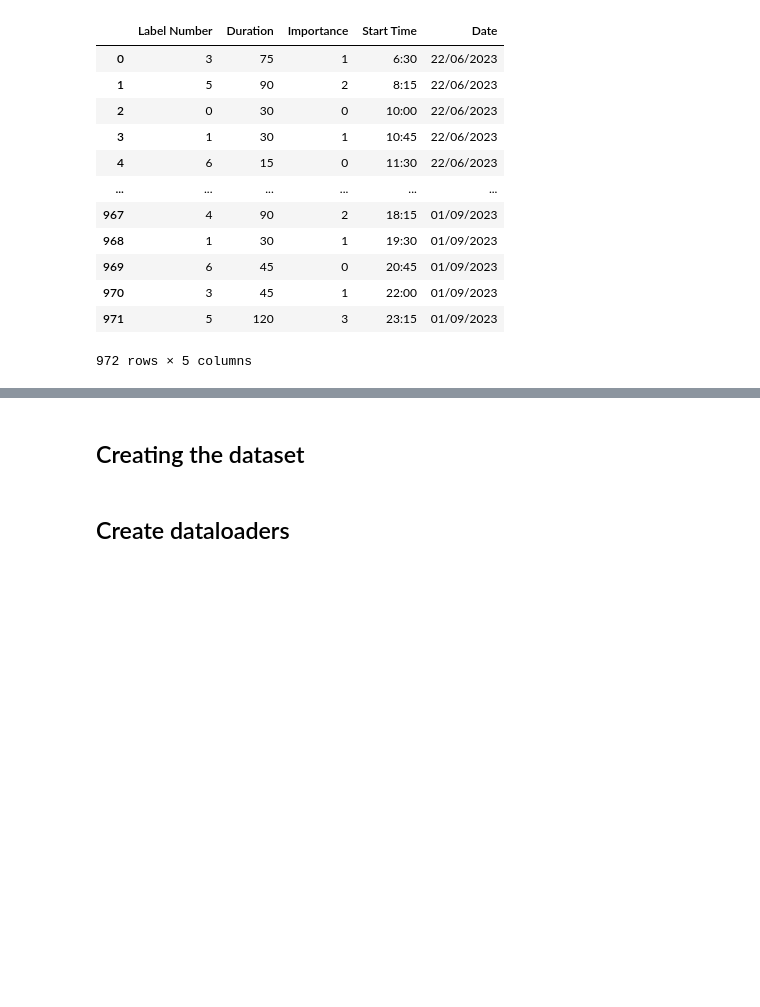
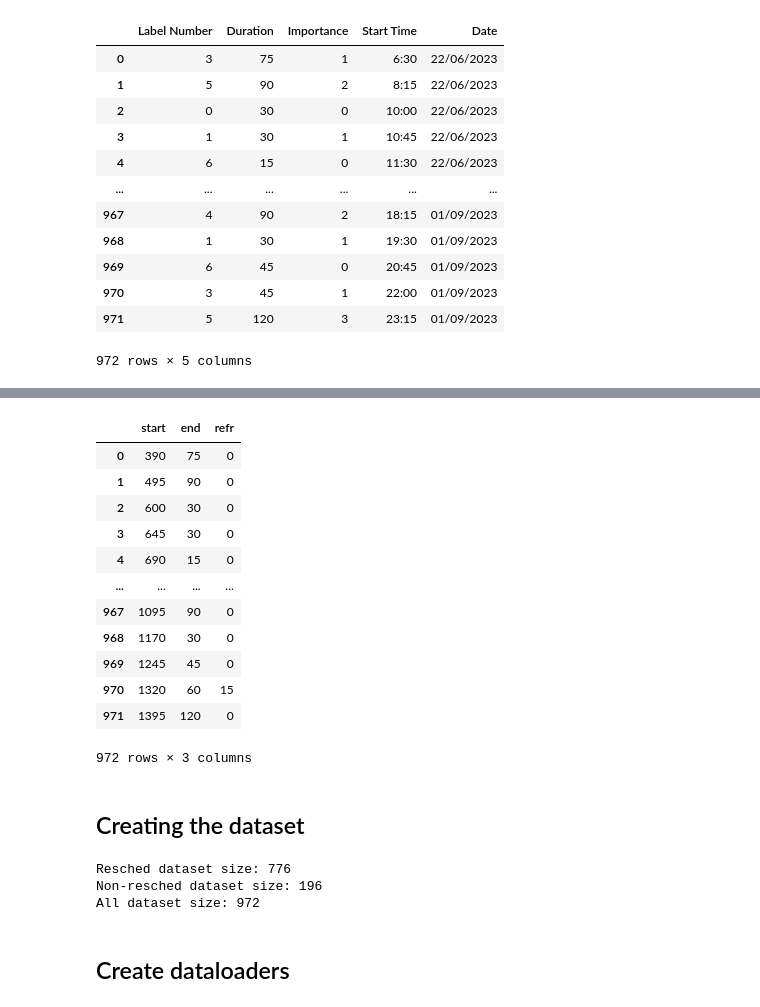
Before and after one commit to sofi12321/healthy-based-productivity, a Jupyter notebook: Model/model_test.ipynb, the cells around one changed output, grey strips where cells are left out. Saved outputs shown, nothing was run; the diff lists cells and outputs as text; code cells hidden in the pictures; blank space fills up the shorter version.

```diff
--- a/Model/model_test.ipynb
+++ b/Model/model_test.ipynb
@@ -64,3 +100,19 @@ input_data, type_vector, output_vector = preproc.preprocess(data)
+# %%
+output_vector
+# %% [output]
+|  | start | end | refr |
+| 0 | 390 | 75 | 0 |
+| 1 | 495 | 90 | 0 |
+| 2 | 600 | 30 | 0 |
+| 3 | 645 | 30 | 0 |
+| 4 | 690 | 15 | 0 |
+| ... | ... | ... | ... |
+| 967 | 1095 | 90 | 0 |
+| 968 | 1170 | 30 | 0 |
+| 969 | 1245 | 45 | 0 |
+| 970 | 1320 | 60 | 15 |
+| 971 | 1395 | 120 | 0 |
+972 rows × 3 columns
 # %%
 from sklearn.preprocessing import MinMaxScaler
 
@@ -89,3 +161,15 @@ dataset = ScheduleDataset(input_data, type_vector, output_vector)
+# %%
+resched_dataset = ScheduleDataset(input_data, type_vector, output_vector, task_types='resched')
+non_resched_dataset = ScheduleDataset(input_data, type_vector, output_vector, task_types='non-resched')
+all_dataset = ScheduleDataset(input_data, type_vector, output_vector, task_types='all')
+
+print(f"Resched dataset size: {len(resched_dataset)}\n"
+      f"Non-resched dataset size: {len(non_resched_dataset)}\n"
+      f"All dataset size: {len(all_dataset)}")
+# %% [output]
+Resched dataset size: 776
+Non-resched dataset size: 196
+All dataset size: 972
 # %% [markdown]
 ## Create dataloaders
 # %%
```
Also changed, not shown: parts of 17 cells of this notebook, 6 other files.
